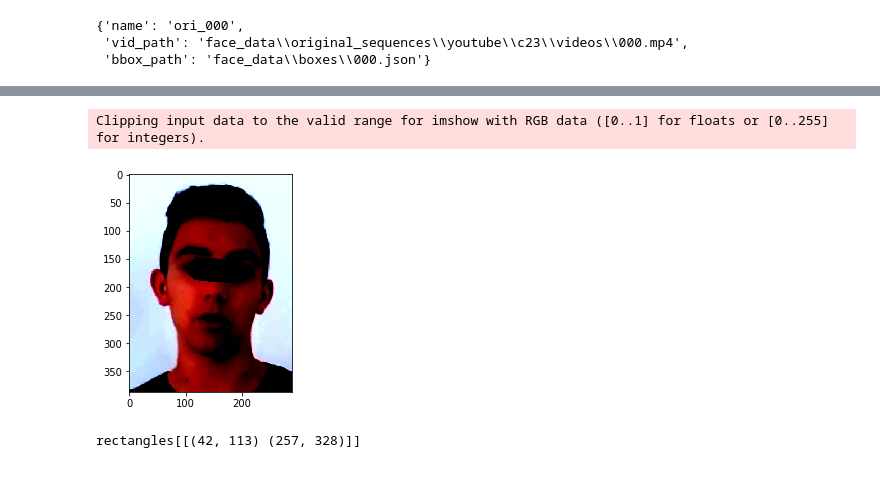
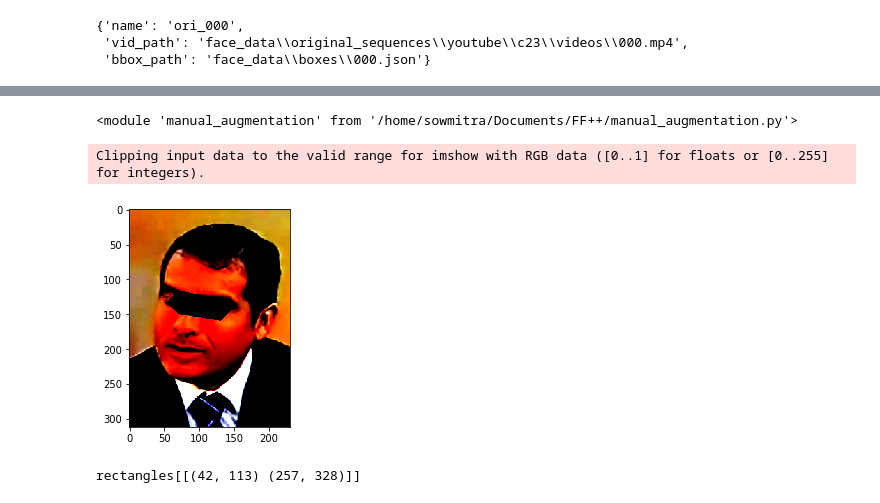
Before and after one commit to sowmen/face-forensics-solution, a Jupyter notebook: data.ipynb, the cells around one changed output, grey strips where cells are left out. Drawn from its saved outputs; the diff is of its cells as text; code cells hidden in the pictures.

```diff
--- a/data.ipynb
+++ b/data.ipynb
@@ -184,0 +189,6 @@ real 50496 fakes 50496 mode train
+# %%
+import importlib
+import manual_augmentation
+importlib.reload(manual_augmentation)
+# %% [output]
+<module 'manual_augmentation' from '/home/sowmitra/Documents/FF++/manual_augmentation.py'>
@@ -185,10 +208,10 @@ real 50496 fakes 50496 mode train
 # %%
-item = train_data[720]
-plt.imshow(item['image'].permute(1, 2, 0))
+item = train_data[86760]
+plt.imshow(item['image'].permute(1,2,0))
 plt.show()
 # %% [output]
 Clipping input data to the valid range for imshow with RGB data ([0..1] for floats or [0..255] for integers).
-[figure, old version]
+[figure, new version]
 # %%
 import dlib
 detector = dlib.get_frontal_face_detector()
```
Also changed, not shown: parts of 3 cells of this notebook, 3 other files.
